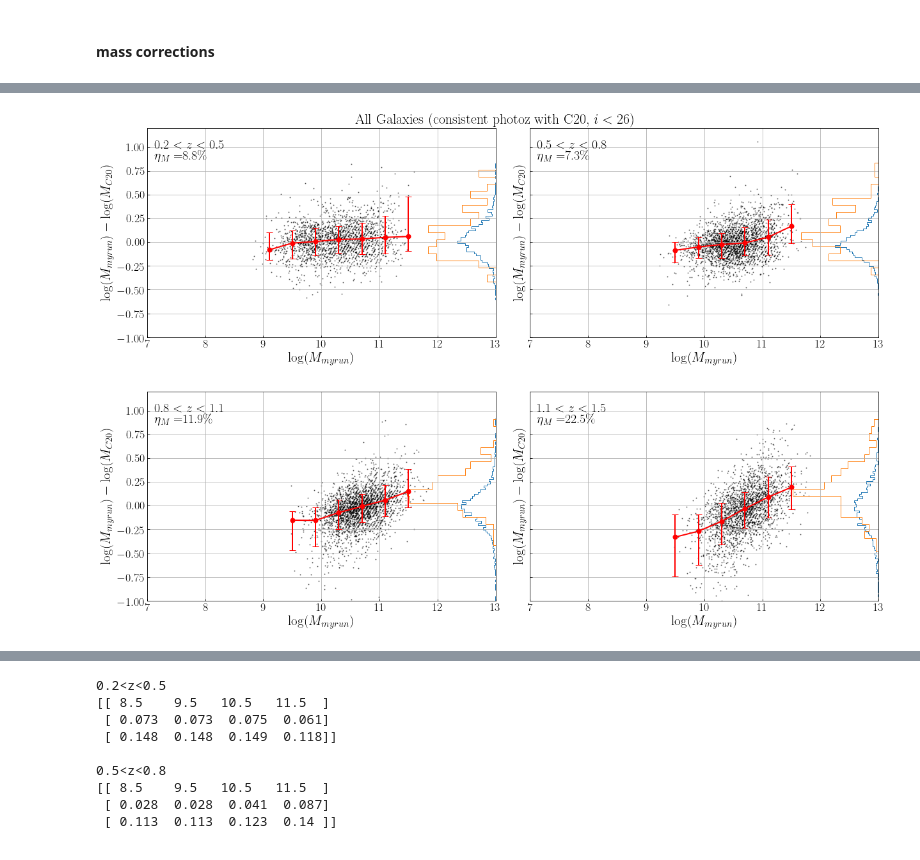
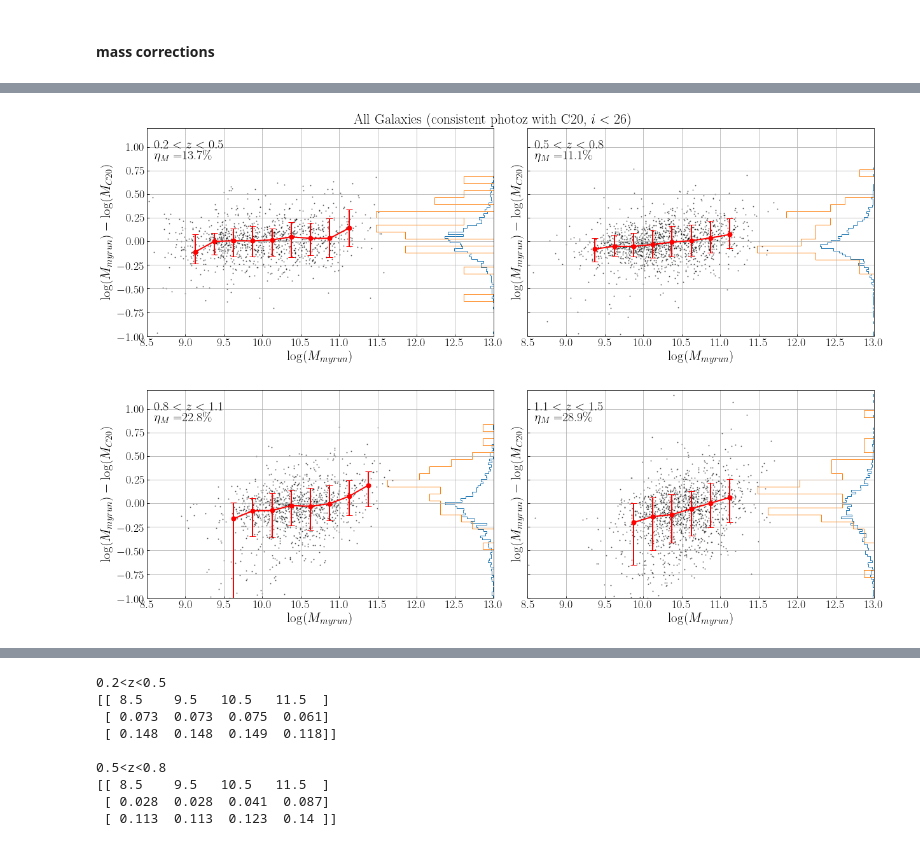
Before and after one commit to LejayChen/massive_gals, a Jupyter notebook: lephare_pcat_checks.ipynb, the cells around one changed output, grey strips where cells are left out. Cells and saved outputs as stored; diff of their text form; code cells hidden in the pictures.

```diff
--- a/lephare_pcat_checks.ipynb
+++ b/lephare_pcat_checks.ipynb
@@ -20,7 +23,7 @@ np.set_printoptions(precision=3)
 # %%
 dev_path = '/Users/lejay/research/lephare_dev/my_code/'
 output_dir = dev_path+'output_cats/'
-graham_output_dir = dev_path + 'graham_output_cats/'
+graham_output_dir = dev_path + 'graham_output_cats_apermag/'
 # %%
 def add_photo_flag(cat_name, c20_zname='lp_zPDF', c20_massname='lp_mass_med'):
     cat_matched = Table.read(cat_name)
@@ -127,0 +143,3 @@ print(cat_output_nonir_name)
+# %%
+cat_output_nonir_name = graham_output_dir+'pcat_COSMOS_deep_cat_out_nomaglimit_nonir_il_nz_prior_formass_sfq_added.fits'
+print(cat_output_nonir_name)
@@ -140,12 +162,16 @@ os.system(cmd)
 cat_original = Table.read(cat_output_name)
 cat_matched = Table.read(combined_cat_name)
 
-arr,ind = np.unique(cat_matched['STRING_INPUT'],return_index=True)
-cat_matched = cat_matched[ind]
+# arr,ind = np.unique(cat_matched['STRING_INPUT'],return_index=True)
+# cat_matched = cat_matched[ind]
 cat_matched = cat_matched[cat_matched['MAG_AUTO_CH1_CORR']<99]
 cat_matched = cat_matched[cat_matched['MAG_AUTO_CH2_CORR']<99]
 cat_matched = cat_matched[cat_matched['lp_zPDF_farmer']>0]
 cat_matched = cat_matched[~np.isnan(cat_matched['lp_mass_med_farmer'])]
+print(len(cat_matched))
+
+# inside central cosmos (inside j) flag
+# cat_matched = cat_matched[cat_matched['inside_j']==False]
 
 max_phot_err = 0.15
 cond_U = ( (cat_matched['u'] > 0.) & (cat_matched['u'] < 50.) & (cat_matched['u_err'] > 0.) & (cat_matched['u_err'] < max_phot_err) )| \
@@ -498,13 +514,18 @@ def percentile_16(arr):
 def percentile_84(arr):
     return np.percentile(arr,84)
 # %%
-fig, axs = plt.subplots(2, 2, figsize = (18, 12), sharey=True)
-cat_output_c20added = Table.read(cat_name.replace('_sfq_added.fits','_c20added.fits'))
-cat_output_c20added = cat_output_c20added[cat_output_c20added['lp_zPDF']>0]
+cat_name = cat_output_nonir_name
+z_c20_keyname = 'lp_zPDF_farmer'
+mass_c20_keyname = 'lp_mass_med_farmer'
 z_mins = [0.2, 0.5, 0.8, 1.1]
 z_maxs = [0.5, 0.8, 1.1, 1.5]
 sfq_show = 'all' # 'all' or 'split'
 zkeyname = 'Z_COMBINE'
+
+
+fig, axs = plt.subplots(2, 2, figsize = (18, 12), sharey=True)
+cat_output_c20added = Table.read(cat_name.replace('_sfq_added.fits','_c20added.fits'))
+cat_output_c20added = cat_output_c20added[cat_output_c20added[z_c20_keyname]>0]
 
 for i,z_min in enumerate(z_mins):
     row = i // 2; col = i % 2
@@ -517,11 +538,11 @@ for i,z_min in enumerate(z_mins):
     flag_irac = cat_z['flag_irac']
 
     # only show galaxies with good photo
-    cond_filters = (flag_optical>3) & (flag_irac>=2)
+    cond_filters = (flag_optical>3) & (flag_irac>=1)
 
     # COSMOS consistent photoz objects only
-    cond_photoz_match = abs(cat_z[zkeyname] - cat_z['lp_zPDF'])<0.15*(1+cat_z['lp_zPDF'])
-    cond =  cond_filters & flag_photoz & cond_photoz_match
+    cond_photoz_match = abs(cat_z[zkeyname] - cat_z[z_c20_keyname])<0.3*(1+cat_z[z_c20_keyname])
+    cond =  cond_filters #& flag_photoz #& cond_photoz_match
     cat_z = cat_z[cond]
 
     if sfq_show == 'split':
@@ -533,20 +554,23 @@ for i,z_min in enumerate(z_mins):
                 cat_tmp = cat_z[cat_z['sfq_nuvrk_myrun_free']==1]
 
             # data to plot
+            cat_tmp = cat_tmp[cat_tmp['MASS_MED_massrun']>0]
+            cat_tmp = cat_tmp[cat_tmp[mass_c20_keyname]>0]
             x = np.array(cat_tmp['MASS_MED_massrun'])
-            y = np.array(cat_tmp['MASS_MED_massrun'] - cat_tmp['lp_mass_med'])
-            y[np.isnan(y)]=-99
+            y = np.array(cat_tmp['MASS_MED_massrun'] - cat_tmp[mass_c20_keyname])
             y_massive_gal = y[cat_tmp['MASS_MED_massrun']>11.2]
 
             # plot
             im = axs[row][col].scatter(x,y,s=1,c=colors[k],alpha=0.5)
 
             # running median
-            step=0.4
-            counts,bin_edges,bin_numbers = binned_statistic(x, y, statistic='count', bins=np.arange(9.3,12.2,step))
-            medians,bin_edges,bin_numbers = binned_statistic(x, y, statistic='median', bins=np.arange(9.3,12.2,step))
-            per16,bin_edges,bin_numbers = binned_statistic(x, y, statistic=percentile_16, bins=np.arange(9.3,12.2,step))
-            per84,bin_edges,bin_numbers = binned_statistic(x, y, statistic=percentile_84, bins=np.arange(9.3,12.2,step))
+            step = 0.2
+            m_low = 8.0
+            m_high = 12.2
+            counts,bin_edges,bin_numbers = binned_statistic(x, y, statistic='count', bins=np.arange(m_low,m_high,step))
+            medians,bin_edges,bin_numbers = binned_statistic(x, y, statistic='median', bins=np.arange(m_low,m_high,step))
+            per16,bin_edges,bin_numbers = binned_statistic(x, y, statistic=percentile_16, bins=np.arange(m_low,m_high,step))
+            per84,bin_edges,bin_numbers = binned_statistic(x, y, statistic=percentile_84, bins=np.arange(m_low,m_high,step))
 
             bin_centers = bin_edges[:-1]+step/2
             medians = medians[counts>10]
@@ -559,27 +583,30 @@ for i,z_min in enumerate(z_mins):
     else:
         # data to plot
         cat_tmp = cat_z
+        cat_tmp = cat_tmp[cat_tmp['MASS_MED_massrun']>0]
+        cat_tmp = cat_tmp[cat_tmp[mass_c20_keyname]>0]
         x = np.array(cat_tmp['MASS_MED_massrun'])
-        y = np.array(cat_tmp['MASS_MED_massrun'] - cat_tmp['lp_mass_med'])
-        y[np.isnan(y)]=-99
+        y = np.array(cat_tmp['MASS_MED_massrun'] - cat_tmp[mass_c20_keyname])
         y_massive_gal = y[cat_tmp['MASS_MED_massrun']>11.2]
 
         # plot
         im = axs[row][col].scatter(x,y,s=1,c='k',alpha=0.5)
 
         # running median
-        step=0.4
-        counts,bin_edges,bin_numbers = binned_statistic(x, y, statistic='count', bins=np.arange(8.5,12.2,step))
-        medians,bin_edges,bin_numbers = binned_statistic(x, y, statistic='median', bins=np.arange(8.5,12.2,step))
-        per16,bin_edges,bin_numbers = binned_statistic(x, y, statistic=percentile_16, bins=np.arange(8.5,12.2,step))
-        per84,bin_edges,bin_numbers = binned_statistic(x, y, statistic=percentile_84, bins=np.arange(8.5,12.2,step))
+        step = 0.25
+        m_low = 8.0
+        m_high = 12.2
+        counts,bin_edges,bin_numbers = binned_statistic(x, y, statistic='count', bins=np.arange(m_low,m_high,step))
+        medians,bin_edges,bin_numbers = binned_statistic(x, y, statistic='median', bins=np.arange(m_low,m_high,step))
+        per16,bin_edges,bin_numbers = binned_statistic(x, y, statistic=percentile_16, bins=np.arange(m_low,m_high,step))
+        per84,bin_edges,bin_numbers = binned_statistic(x, y, statistic=percentile_84, bins=np.arange(m_low,m_high,step))
 
+        min_count = 40
         bin_centers = bin_edges[:-1]+step/2
-        medians = medians[counts>10]
-        bin_centers = bin_centers[counts>10]
-        per16 = per16[counts>10]
-        per84 = per84[counts>10]
-        print(len(medians))
+        medians = medians[counts>min_count]
+        bin_centers = bin_centers[counts>min_count]
+        per16 = per16[counts>min_count]
+        per84 = per84[counts>min_count]
 
         axs[row][col].errorbar(bin_centers,medians,yerr=[medians-per16,per84-medians],fmt='o-',color='r',linewidth=2,capsize=5,markersize=7)
 
@@ -588,17 +615,18 @@ for i,z_min in enumerate(z_mins):
         axs[row][col].hist(y_massive_gal,bins=30,range=(-1,1.2),orientation='horizontal',weights=-8*np.ones(len(y_massive_gal))/len(y_massive_gal),bottom=13,histtype='step')
         print("median dM's")
         print(str(z_mins[i])+'<z<'+str(z_maxs[i]),'dM='+str(round(np.median(y),2)),', massive dM='+str(round(np.median(y_massive_gal),2)),str(len(y_massive_gal)))
+        print()
         np.save('mass_err/mass_err_median_all_'+str(z_mins[i])+'_'+str(z_maxs[i]),np.array((bin_centers, medians ,(per84-per16)/2)))
 
     axs[row][col].set_xlabel(r'$\log(M_{myrun})$',fontsize=21)
     axs[row][col].set_ylabel(r'$\log(M_{myrun}) - \log(M_{C20})$',fontsize=21)
-    axs[row][col].set_xlim([7,13])
+    axs[row][col].set_xlim([8.5,13])
     axs[row][col].set_ylim([-1,1.2])
     axs[row][col].grid()
 
     # print out mass outlier fraction
     outlier_factor = 0.3
-    num_outliers = len(cat_z[abs(cat_z['MASS_MED_massrun'] - cat_z['lp_mass_med'])>outlier_factor])
+    num_outliers = len(cat_z[abs(cat_z['MASS_MED_massrun'] - cat_z[mass_c20_keyname])>outlier_factor])
     axs[row][col].annotate('$'+str(z_mins[i])+'<z<'+str(z_maxs[i])+'$',xy=([0.02,0.9]),xycoords='axes fraction',fontsize=20,color='k')
     axs[row][col].annotate('$\eta_{M}=$'+str(round(num_outliers/len(cat_z)*100,1))+'\% ',xy=([0.02,0.84]),xycoords='axes fraction',fontsize=20,color='k')
 
@@ -623 +650 @@ median dM's
-[figure, old version]
+[figure, new version]
```
Also changed, not shown: parts of 29 cells of this notebook, 5 other files.
